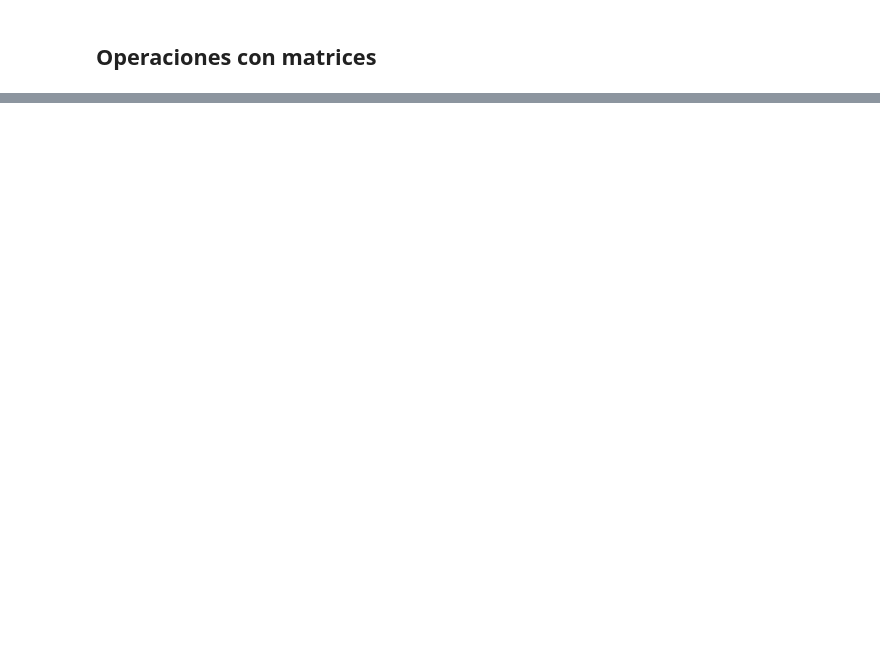
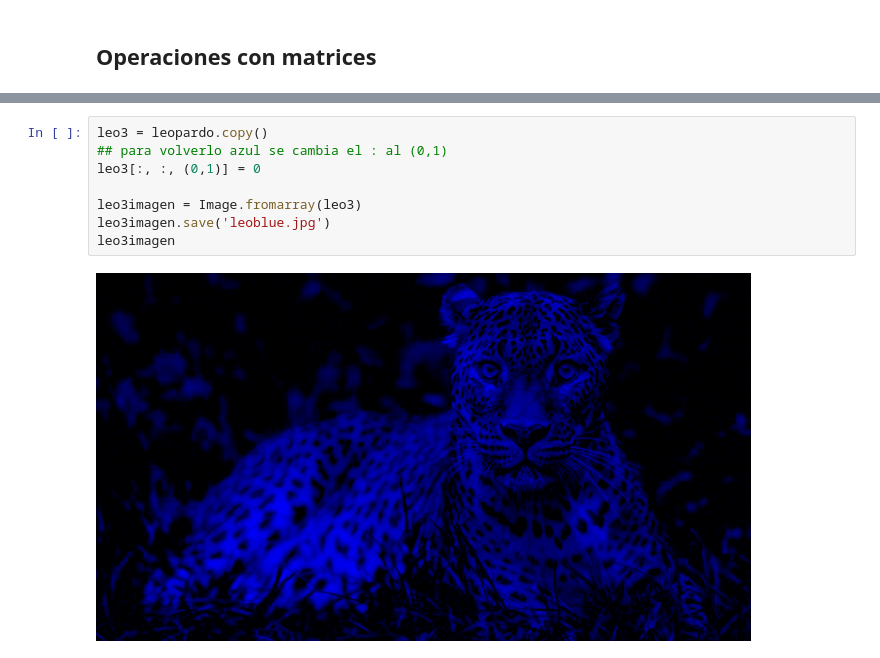
Before and after one commit to JuanPDuateC/Notebooks, a Jupyter notebook: 03_Numpy.ipynb, the cells around one changed output, grey strips where cells are left out. Drawn from its saved outputs; the diff is of its cells as text; blank space fills up the shorter version.

```diff
--- a/03_Numpy.ipynb
+++ b/03_Numpy.ipynb
@@ -169,0 +454,10 @@ np.hstack((a,b))
+# %%
+leo3 = leopardo.copy()
+## para volverlo azul se cambia el : al (0,1)
+leo3[:, :, (0,1)] = 0
+
+leo3imagen = Image.fromarray(leo3)
+leo3imagen.save('leoblue.jpg')
+leo3imagen
+# %% [output]
+[figure, added]
```
Also changed, not shown: parts of 50 cells of this notebook.
